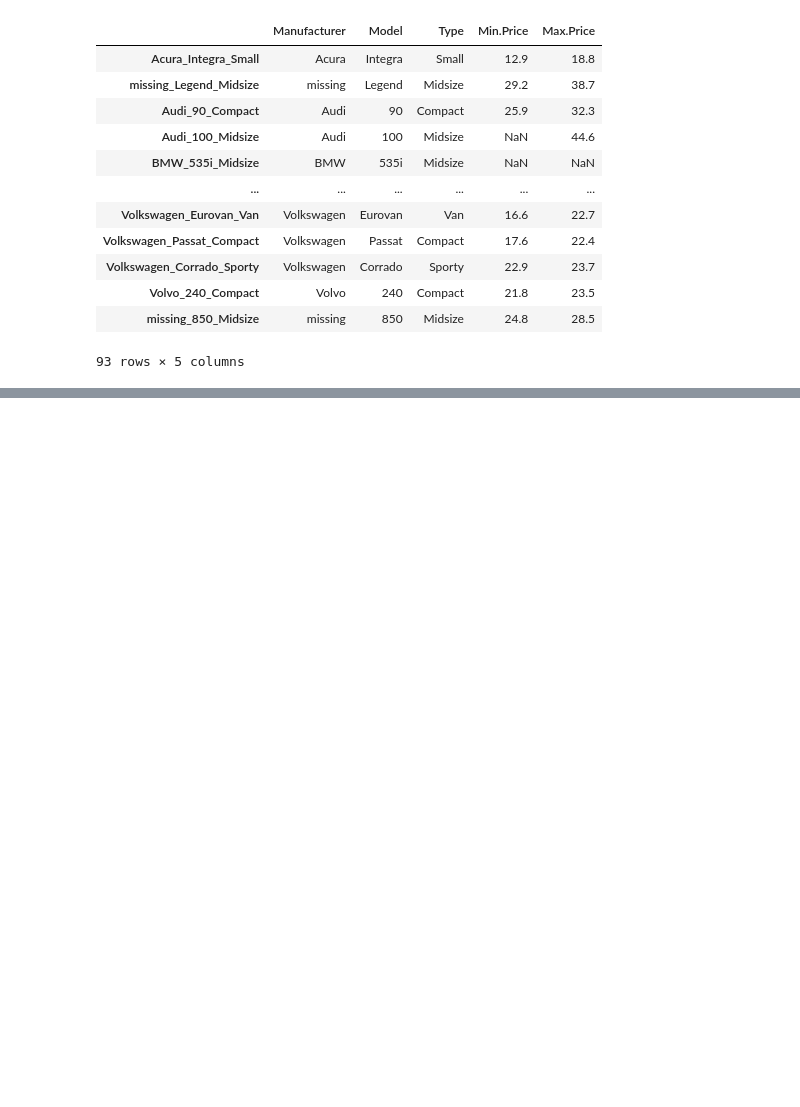
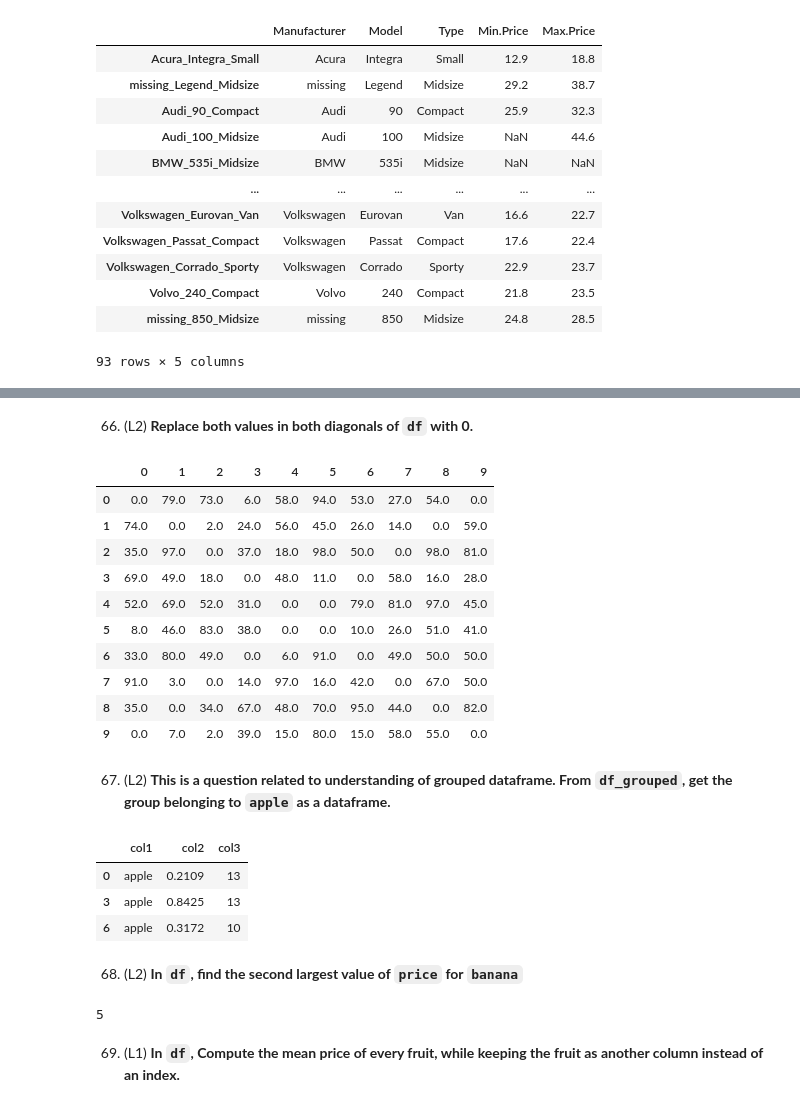
Before and after one commit to kamilrybacki/MLToolsExercises, a Jupyter notebook: content/pandas101.ipynb, the cells around one changed output, grey strips where cells are left out. Saved outputs shown, nothing was run; the diff lists cells and outputs as text; code cells hidden in the pictures; blank space fills up the shorter version.

```diff
--- a/content/pandas101.ipynb
+++ b/content/pandas101.ipynb
@@ -793,0 +1565,56 @@ df.set_index(
+# %% [markdown]
+66. (L2) **Replace both values in both diagonals of `df` with 0.**
+# %%
+# Input
+
+df = pd.DataFrame(np.random.randint(1,100, 100).reshape(10, -1))
+
+eye = pd.DataFrame(np.eye(*df.shape))
+
+df[
+    eye != 1.0
+][
+    pd.DataFrame(np.rot90(eye)) != 1.0
+].fillna(value=0)
+# %% [output]
+|  | 0 | 1 | 2 | 3 | 4 | 5 | 6 | 7 | 8 | 9 |
+| 0 | 0.0 | 79.0 | 73.0 | 6.0 | 58.0 | 94.0 | 53.0 | 27.0 | 54.0 | 0.0 |
+| 1 | 74.0 | 0.0 | 2.0 | 24.0 | 56.0 | 45.0 | 26.0 | 14.0 | 0.0 | 59.0 |
+| 2 | 35.0 | 97.0 | 0.0 | 37.0 | 18.0 | 98.0 | 50.0 | 0.0 | 98.0 | 81.0 |
+| 3 | 69.0 | 49.0 | 18.0 | 0.0 | 48.0 | 11.0 | 0.0 | 58.0 | 16.0 | 28.0 |
+| 4 | 52.0 | 69.0 | 52.0 | 31.0 | 0.0 | 0.0 | 79.0 | 81.0 | 97.0 | 45.0 |
+| 5 | 8.0 | 46.0 | 83.0 | 38.0 | 0.0 | 0.0 | 10.0 | 26.0 | 51.0 | 41.0 |
+| 6 | 33.0 | 80.0 | 49.0 | 0.0 | 6.0 | 91.0 | 0.0 | 49.0 | 50.0 | 50.0 |
+| 7 | 91.0 | 3.0 | 0.0 | 14.0 | 97.0 | 16.0 | 42.0 | 0.0 | 67.0 | 50.0 |
+| 8 | 35.0 | 0.0 | 34.0 | 67.0 | 48.0 | 70.0 | 95.0 | 44.0 | 0.0 | 82.0 |
+| 9 | 0.0 | 7.0 | 2.0 | 39.0 | 15.0 | 80.0 | 15.0 | 58.0 | 55.0 | 0.0 |
+# %% [markdown]
+67. (L2) **This is a question related to understanding of grouped dataframe. From `df_grouped`, get the group belonging to `apple` as a dataframe.**
+# %%
+# Input
+
+df = pd.DataFrame({'col1': ['apple', 'banana', 'orange'] * 3,
+                   'col2': np.random.rand(9),
+                   'col3': np.random.randint(0, 15, 9)})
+
+df_grouped = df.groupby(['col1'])
+df_grouped.get_group('apple')
+# %% [output]
+|  | col1 | col2 | col3 |
+| 0 | apple | 0.2109 | 13 |
+| 3 | apple | 0.8425 | 13 |
+| 6 | apple | 0.3172 | 10 |
+# %% [markdown]
+68. (L2) **In `df`, find the second largest value of `price` for `banana`**
+# %%
+# Input
+
+df = pd.DataFrame({'fruit': ['apple', 'banana', 'orange'] * 3,
+                   'rating': np.random.rand(9),
+                   'price': np.random.randint(0, 15, 9)})
+
+df.groupby(['fruit']).get_group('banana')['price'].sort_values(ascending=False).values[1]
+# %% [output]
+5
+# %% [markdown]
+69. (L1) **In `df`, Compute the mean price of every fruit, while keeping the fruit as another column instead of an index.**
```
Also changed, not shown: parts of 82 cells of this notebook.
